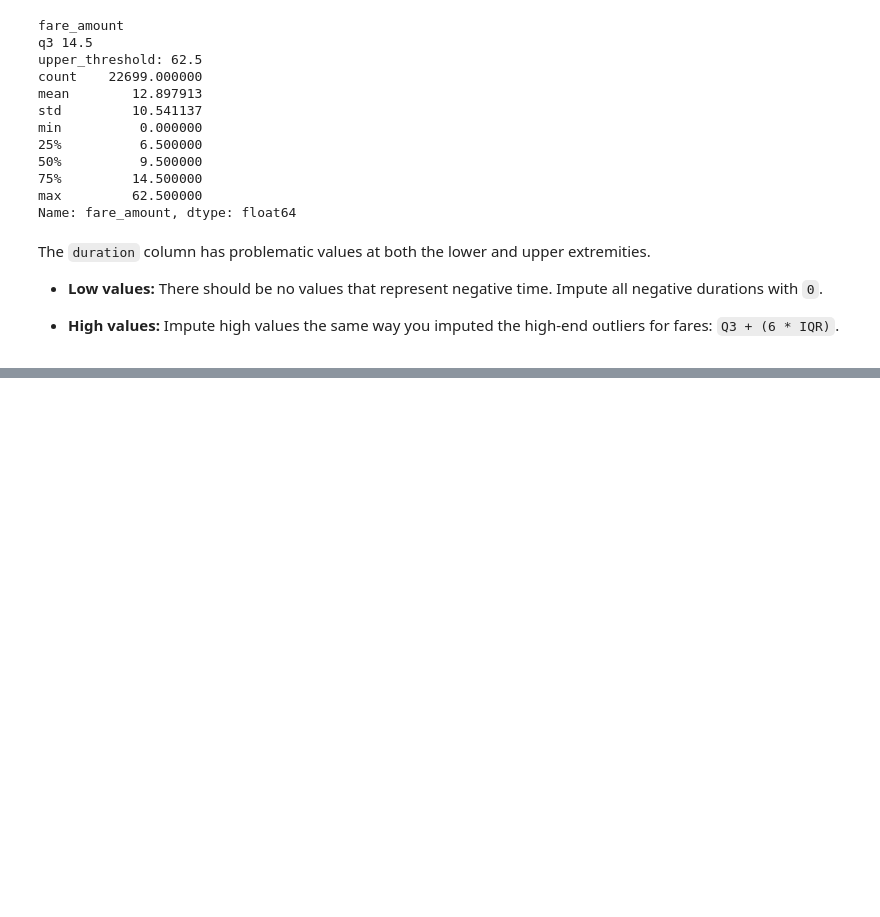
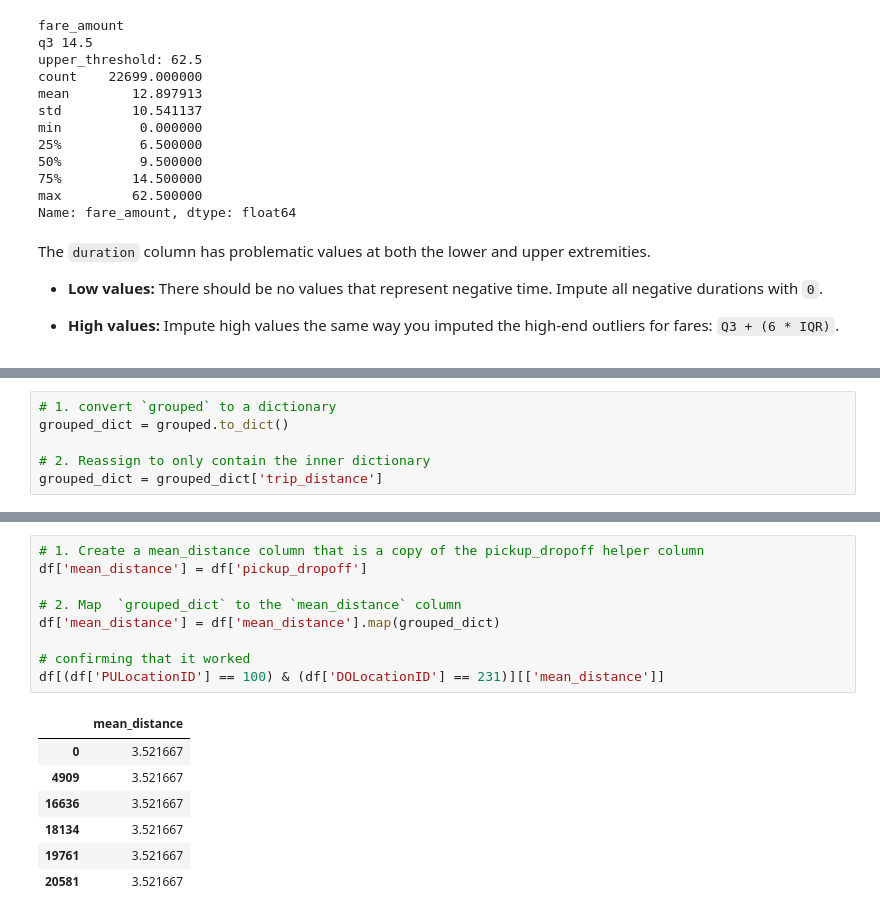
Before and after one commit to PrincelyKitilya/Automatidata-Analysis, a Jupyter notebook: automatidata_analysis.ipynb, the cells around one changed output, grey strips where cells are left out. Saved outputs shown, nothing was run; the diff lists cells and outputs as text; blank space fills up the shorter version.

```diff
--- a/automatidata_analysis.ipynb
+++ b/automatidata_analysis.ipynb
@@ -304,0 +406,6 @@ The `duration` column has problematic values at both the lower and upper extremi
+# %%
+# 1. convert `grouped` to a dictionary
+grouped_dict = grouped.to_dict()
+
+# 2. Reassign to only contain the inner dictionary
+grouped_dict = grouped_dict['trip_distance']
@@ -304,0 +447,17 @@ The `duration` column has problematic values at both the lower and upper extremi
+# %%
+# 1. Create a mean_distance column that is a copy of the pickup_dropoff helper column
+df['mean_distance'] = df['pickup_dropoff']
+
+# 2. Map  `grouped_dict` to the `mean_distance` column
+df['mean_distance'] = df['mean_distance'].map(grouped_dict)
+
+# confirming that it worked
+df[(df['PULocationID'] == 100) & (df['DOLocationID'] == 231)][['mean_distance']]
+# %% [output]
+|  | mean_distance |
+| 0 | 3.521667 |
+| 4909 | 3.521667 |
+| 16636 | 3.521667 |
+| 18134 | 3.521667 |
+| 19761 | 3.521667 |
+| 20581 | 3.521667 |
```
Also changed, not shown: parts of 9 cells of this notebook.
